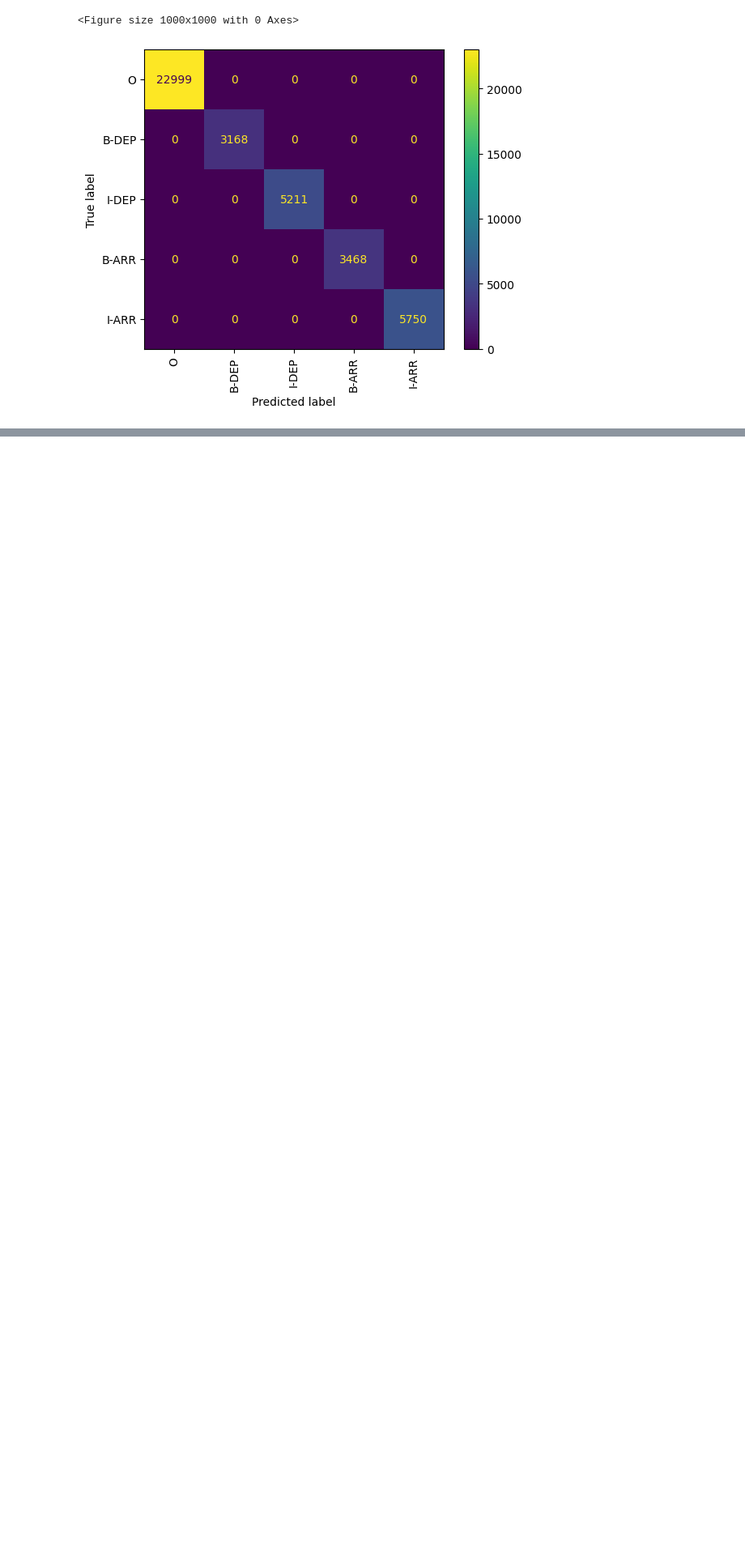
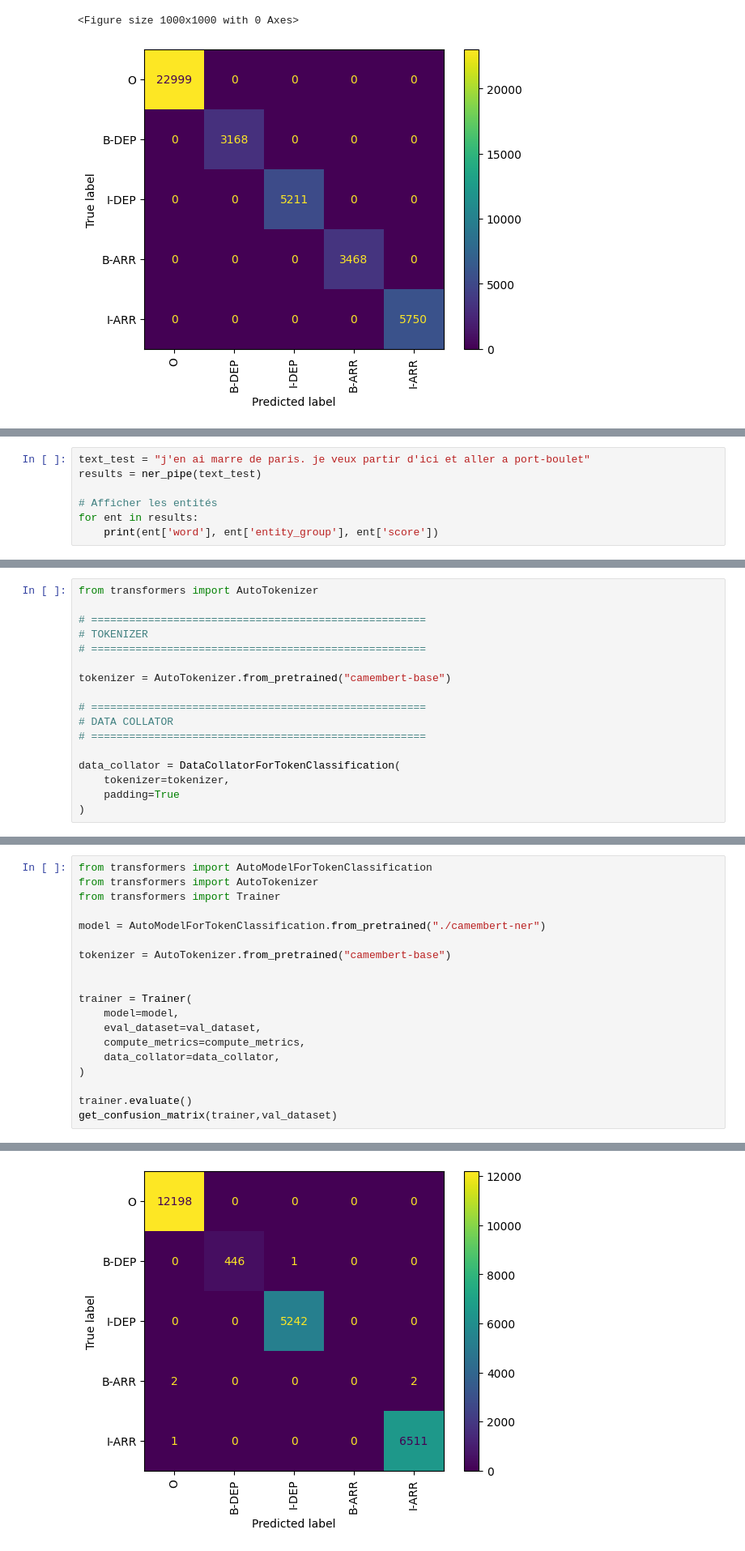
Before and after one commit to Zypheone94/T-IA901, a Jupyter notebook: majid/src/train.ipynb, the cells around one changed output, grey strips where cells are left out. Shown at 81% size. Saved outputs shown, nothing was run; the diff lists cells and outputs as text; blank space fills up the shorter version.

Commit message:
try reducce overfit + train on maxime's dataset

```diff
--- a/majid/src/train.ipynb
+++ b/majid/src/train.ipynb
@@ -1279,0 +1338,7 @@ get_confusion_matrix(trainer,val_dataset)
+# %%
+text_test = "j'en ai marre de paris. je veux partir d'ici et aller a port-boulet"
+results = ner_pipe(text_test)
+
+# Afficher les entités
+for ent in results:
+    print(ent['word'], ent['entity_group'], ent['score'])
@@ -1279,0 +1399,17 @@ get_confusion_matrix(trainer,val_dataset)
+# %%
+from transformers import AutoTokenizer
+
+# =====================================================
+# TOKENIZER
+# =====================================================
+
+tokenizer = AutoTokenizer.from_pretrained("camembert-base")
+
+# =====================================================
+# DATA COLLATOR
+# =====================================================
+
+data_collator = DataCollatorForTokenClassification(
+    tokenizer=tokenizer,
+    padding=True
+)
@@ -1279,0 +1587,20 @@ get_confusion_matrix(trainer,val_dataset)
+# %%
+from transformers import AutoModelForTokenClassification
+from transformers import AutoTokenizer
+from transformers import Trainer
+
+model = AutoModelForTokenClassification.from_pretrained("./camembert-ner")
+
+tokenizer = AutoTokenizer.from_pretrained("camembert-base")
+
+
+trainer = Trainer(
+    model=model,
+    eval_dataset=val_dataset,
+    compute_metrics=compute_metrics,
+    data_collator=data_collator,
+)
+
+trainer.evaluate()
+get_confusion_matrix(trainer,val_dataset)
+# %% [output]
@@ -1279,0 +1609 @@ get_confusion_matrix(trainer,val_dataset)
+[figure, added]
```
Also changed, not shown: parts of 33 cells of this notebook.
